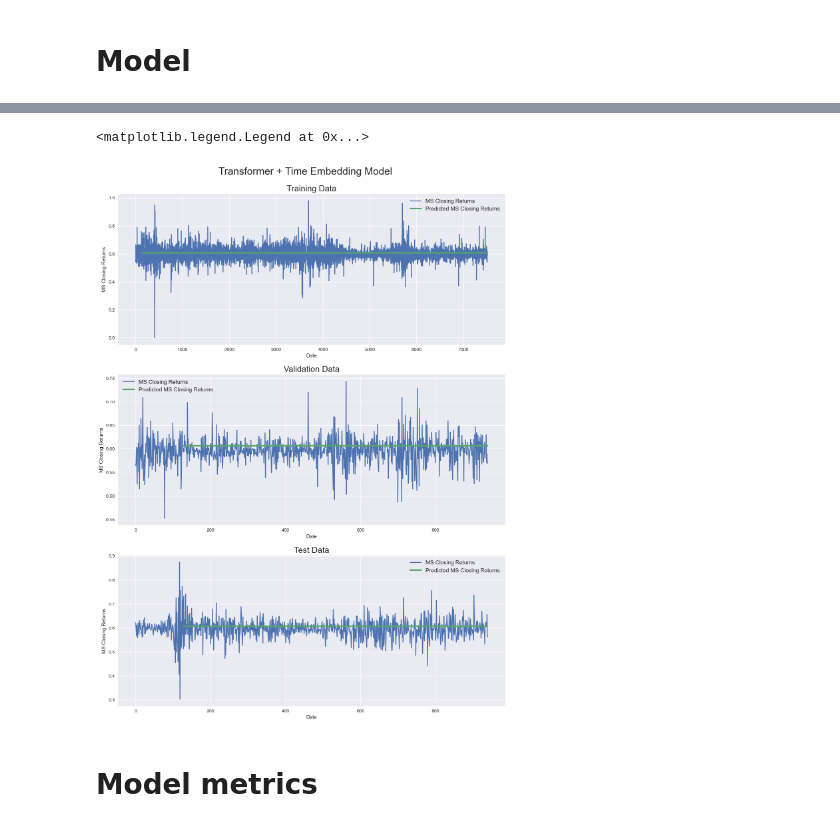
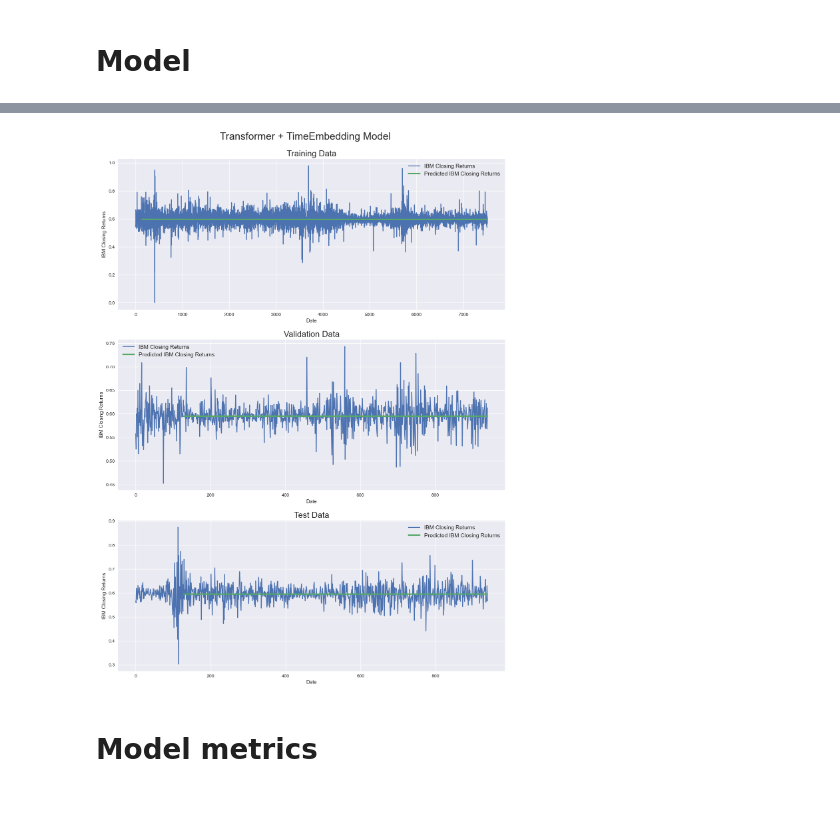
Before and after one commit to ahn283/projects, a Jupyter notebook: stock/transformer_MSFN.ipynb, the cells around one changed output, grey strips where cells are left out. Saved outputs shown, nothing was run; the diff lists cells and outputs as text; code cells hidden in the pictures.

```diff
--- a/stock/transformer_MSFN.ipynb
+++ b/stock/transformer_MSFN.ipynb
@@ -375,3 +389,22 @@ def create_model():
     model = Model(inputs=in_seq, outputs=out)
     model.compile(loss='mse', optimizer='adam', metrics=['mae', 'mape'])
     return model
+# %%
+model = create_model()
+model.summary()
+
+callback = tf.keras.callbacks.ModelCheckpoint('Transformer+TimeEmbedding.hdf5',
+                                              monitor='val_loss',
+                                              save_best_only=True, verbose=1)
+
+history = model.fit(X_train, y_train,
+                    batch_size=BATCH_SIZE,
+                    epochs=10,
+                    callbacks=[callback],
+                    validation_data=(X_val, y_val))
+
+model = tf.keras.models.load_model('Transformer+TimeEmbedding.hdf5',
+                                   custom_objects={'Time2Vector': Time2Vector,
+                                                   'SingleAttention': SingleAttention,
+                                                   'MultiAttention': MultiAttention,
+                                                   'TransformerEncoder': TransformerEncoder})
@@ -378,30 +455,13 @@ def create_model():
 # %%
-model = create_model()
-model.summary()
+###############################################################################
+'''Calculate predictions and metrics'''
 
-FILENAME = os.path.join(os.getcwd(), 'Model', 'Transformer+TimeEmbedding.hdf5')
-
-callback = tf.keras.callbacks.ModelCheckpoint(FILENAME, monitor='val_loss', save_best_only=True, verbose=1)
-
-history = model.fit(X_train, y_train,
-                    batch_size=BATCH_SIZE,
-                    callbacks=[callback],
-                    validation_data=(X_val, y_val))
-
-model = tf.keras.models.load_model(FILENAME,
-                                   custom_objects={'Time2Vector': Time2Vector,
-                                                   'SingleAttention': SingleAttention,
-                                                   'MultiAttention': MultiAttention,
-                                                   'TransformerEncoder': TransformerEncoder})
-
-'''Calculae predictions and metrics'''
-
-# Calculate predicitons for training, validation and test data
+#Calculate predication for training, validation and test data
 train_pred = model.predict(X_train)
 val_pred = model.predict(X_val)
 test_pred = model.predict(X_test)
 
-# Print evaluation metrics for all datasets
+#Print evaluation metrics for all datasets
 train_eval = model.evaluate(X_train, y_train, verbose=0)
 val_eval = model.evaluate(X_val, y_val, verbose=0)
 test_eval = model.evaluate(X_test, y_test, verbose=0)
@@ -411,35 +471,37 @@ print('Training Data - Loss: {:.4f}, MAE: {:.4f}, MAPE: {:.4f}'.format(train_eva
 print('Validation Data - Loss: {:.4f}, MAE: {:.4f}, MAPE: {:.4f}'.format(val_eval[0], val_eval[1], val_eval[2]))
 print('Test Data - Loss: {:.4f}, MAE: {:.4f}, MAPE: {:.4f}'.format(test_eval[0], test_eval[1], test_eval[2]))
 
+###############################################################################
 '''Display results'''
+
 fig = plt.figure(figsize=(15,20))
-st = fig.suptitle("Transformer + Time Embedding Model", fontsize=22)
+st = fig.suptitle("Transformer + TimeEmbedding Model", fontsize=22)
 st.set_y(0.92)
 
-# Plot training data results
+#Plot training data results
 ax11 = fig.add_subplot(311)
-ax11.plot(train_data[:, 3], label='MS Closing Returns')
-ax11.plot(np.arange(seq_len, train_pred.shape[0]+seq_len), train_pred, linewidth=3, label='Predicted MS Closing Returns')
+ax11.plot(train_data[:, 3], label='IBM Closing Returns')
+ax11.plot(np.arange(seq_len, train_pred.shape[0]+seq_len), train_pred, linewidth=3, label='Predicted IBM Closing Returns')
 ax11.set_title("Training Data", fontsize=18)
 ax11.set_xlabel('Date')
-ax11.set_ylabel('MS Closing Returns')
+ax11.set_ylabel('IBM Closing Returns')
 ax11.legend(loc="best", fontsize=12)
 
-# Plot validation data results
+#Plot validation data results
 ax21 = fig.add_subplot(312)
-ax21.plot(val_data[:, 3], label='MS Closing Returns')
-ax21.plot(np.arange(seq_len, val_pred.shape[0]+seq_len), val_pred, linewidth=3, label='Predicted MS Closing Returns')
+ax21.plot(val_data[:, 3], label='IBM Closing Returns')
+ax21.plot(np.arange(seq_len, val_pred.shape[0]+seq_len), val_pred, linewidth=3, label='Predicted IBM Closing Returns')
 ax21.set_title("Validation Data", fontsize=18)
 ax21.set_xlabel('Date')
-ax21.set_ylabel('MS Closing Returns')
+ax21.set_ylabel('IBM Closing Returns')
 ax21.legend(loc="best", fontsize=12)
 
-# Plot test data results
+#Plot test data results
 ax31 = fig.add_subplot(313)
-ax31.plot(test_data[:, 3], label='MS Closing Returns')
-ax31.plot(np.arange(seq_len, test_pred.shape[0]+seq_len), test_pred, linewidth=3, label='Predicted MS Closing Returns')
+ax31.plot(test_data[:, 3], label='IBM Closing Returns')
+ax31.plot(np.arange(seq_len, test_pred.shape[0]+seq_len), test_pred, linewidth=3, label='Predicted IBM Closing Returns')
 ax31.set_title("Test Data", fontsize=18)
 ax31.set_xlabel('Date')
-ax31.set_ylabel('MS Closing Returns')
+ax31.set_ylabel('IBM Closing Returns')
 ax31.legend(loc="best", fontsize=12)
 # %% [output]
@@ -479,5 +518,4 @@ Test Data - Loss: 0.0011, MAE: 0.0245, MAPE: 4.1898
-<matplotlib.legend.Legend at 0x...>
-[figure, old version]
+[figure, new version]
 # %% [markdown]
 # Model metrics
 # %%
```
Also changed, not shown: parts of 15 cells of this notebook, 11 other files.
